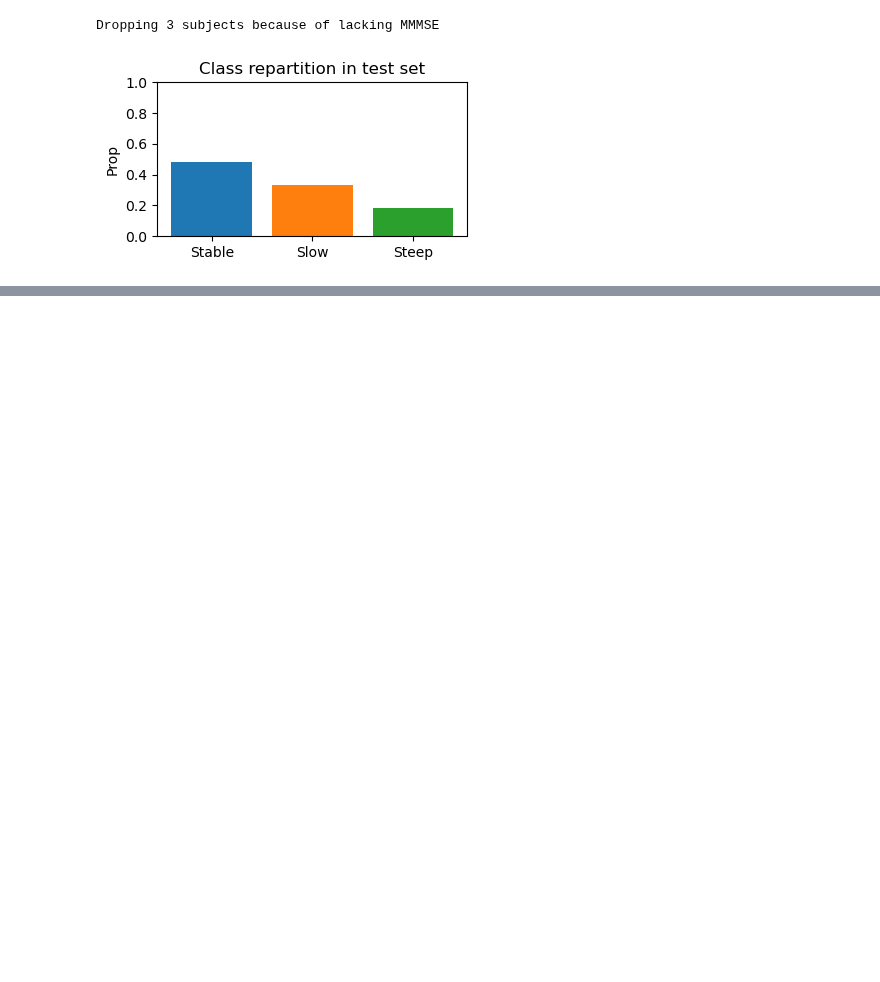
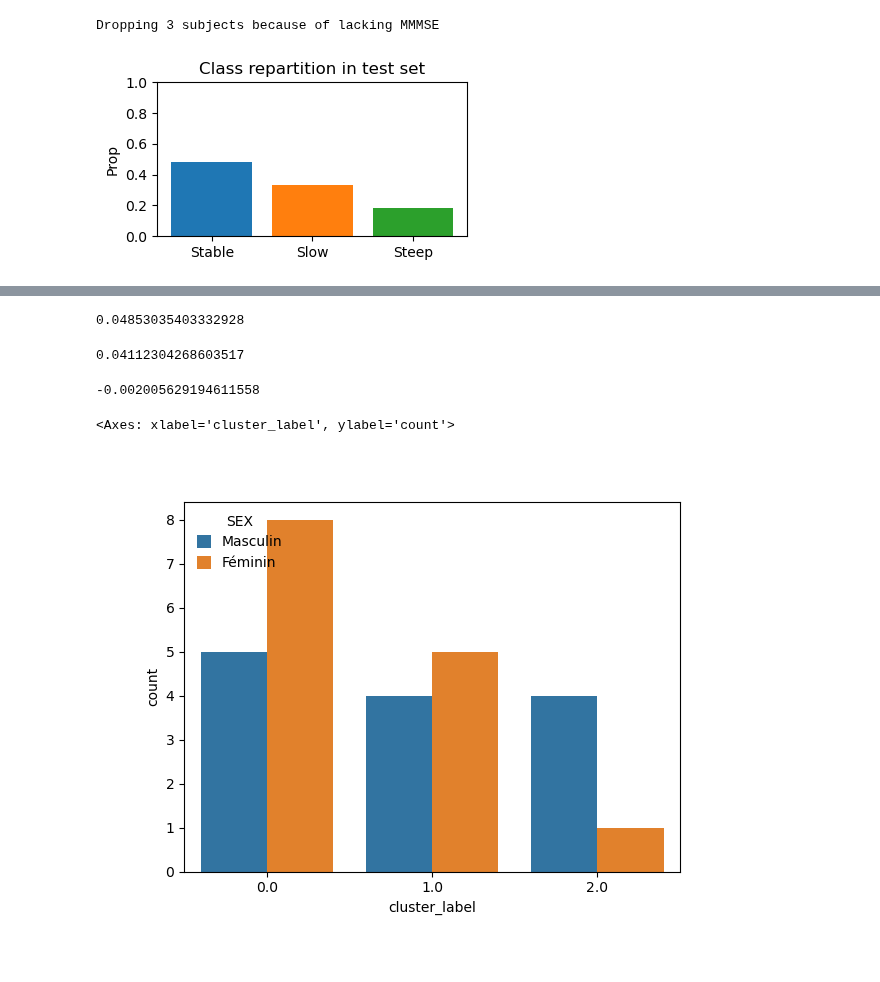
Before and after one commit to jonathan-legrand/cogpred, a Jupyter notebook: evaluate_models.ipynb, the cells around one changed output, grey strips where cells are left out. Cells and saved outputs as stored; diff of their text form; code cells hidden in the pictures; blank space fills up the shorter version.

Commit message:
Variance explained by confounds

```diff
--- a/evaluate_models.ipynb
+++ b/evaluate_models.ipynb
@@ -185,0 +188,13 @@ plt.show()
+# %%
+import statsmodels.formula.api as smf
+
+metadata["model_predictions"] = res["k-3_feat-fc_atlas-schaefer200_groupkfold-True_net-Default_inter-Default_smote-False"]["y_pred"]
+
+model_confounds = smf.mnlogit("cluster_label ~ SEX", metadata.reset_index()).fit()
+model_pred = smf.mnlogit("cluster_label ~ model_predictions", metadata.reset_index()).fit()
+model_full = smf.mnlogit("cluster_label ~ SEX + model_predictions", metadata.reset_index()).fit()
+
+r2_full = model_full.prsquared
+r2_c = model_confounds.prsquared
+r2_p = model_pred.prsquared
+r2_p_c = r2_full - r2_c - r2_p
@@ -185,0 +211,19 @@ plt.show()
+# %%
+r2_c
+# %% [output]
+0.04853035403332928
+# %%
+r2_p
+# %% [output]
+0.04112304268603517
+# %%
+r2_p_c
+# %% [output]
+-0.002005629194611558
+# %%
+import seaborn as sns
+
+sns.countplot(metadata, x="cluster_label", hue="SEX")
+# %% [output]
+<Axes: xlabel='cluster_label', ylabel='count'>
+[figure, added]
```
Also changed, not shown: parts of 5 cells of this notebook.
